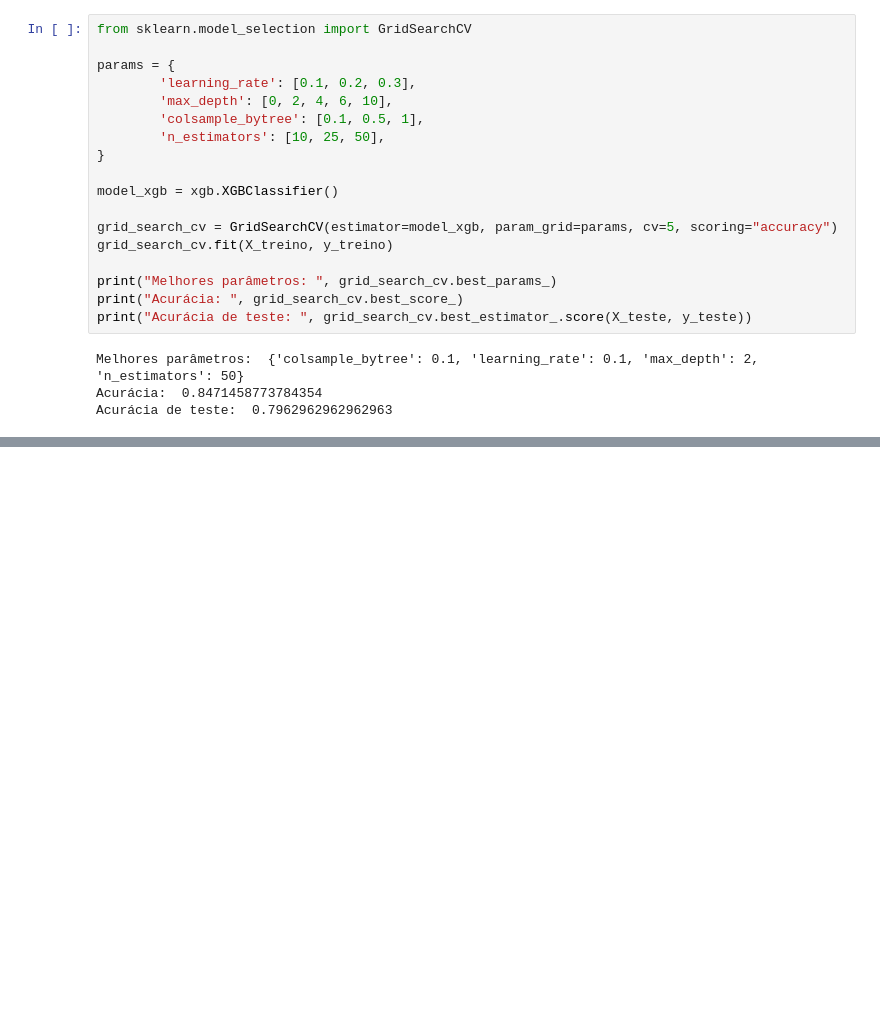
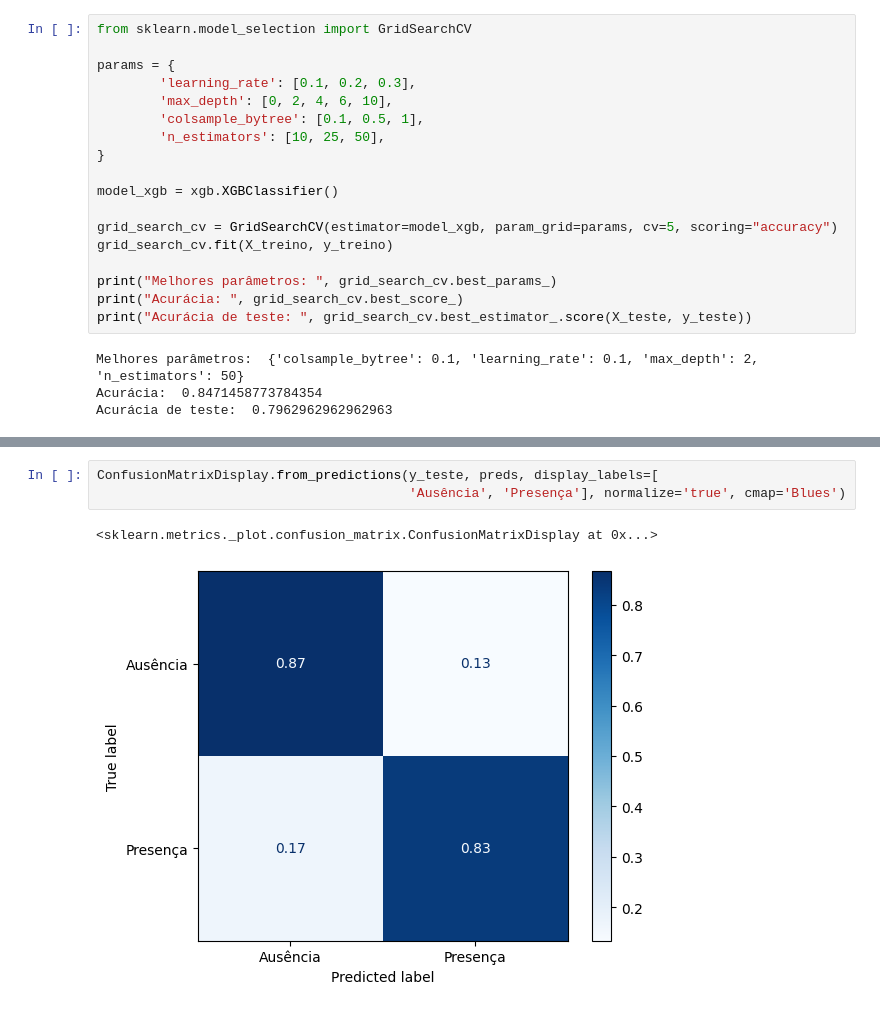
Before and after one commit to ledsouza/machine-learning-xgboost, a Jupyter notebook: classification.ipynb, the cells around one changed output, grey strips where cells are left out. Drawn from its saved outputs; the diff is of its cells as text; blank space fills up the shorter version.

```diff
--- a/classification.ipynb
+++ b/classification.ipynb
@@ -419,0 +443,6 @@ Acurácia de teste:  0.7962962962962963
+# %%
+ConfusionMatrixDisplay.from_predictions(y_teste, preds, display_labels=[
+                                        'Ausência', 'Presença'], normalize='true', cmap='Blues')
+# %% [output]
+<sklearn.metrics._plot.confusion_matrix.ConfusionMatrixDisplay at 0x...>
+[figure, added]
```
Also changed, not shown: parts of 4 cells of this notebook.
